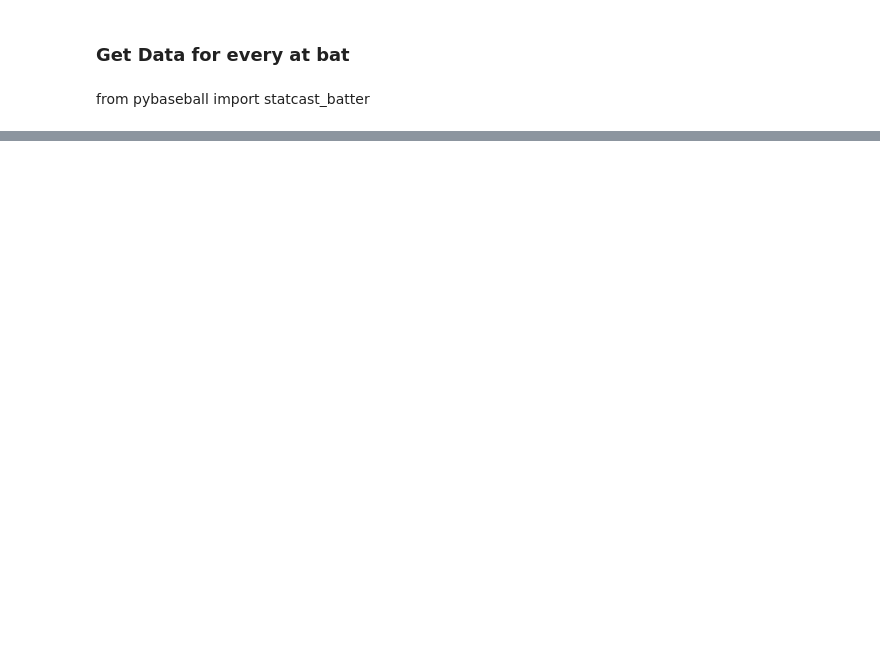
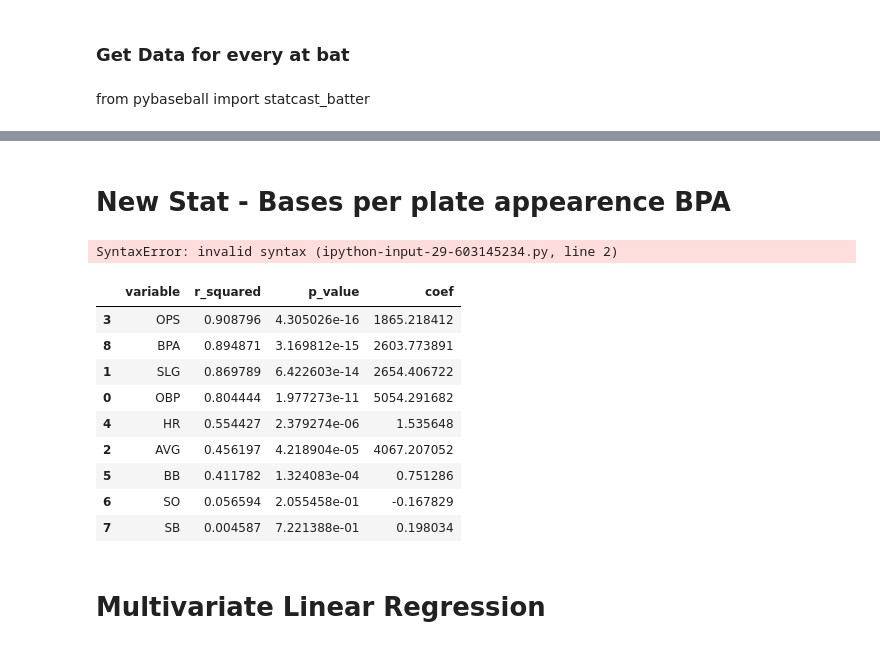
Before and after one commit to dstrick17/baseball, a Jupyter notebook: baseball.ipynb, the cells around one changed output, grey strips where cells are left out. Drawn from its saved outputs; the diff is of its cells as text; code cells hidden in the pictures; blank space fills up the shorter version.

```diff
--- a/baseball.ipynb
+++ b/baseball.ipynb
@@ -119,0 +149,5 @@ KeyError: 'at_bat_id'
+# %%
+X = sm.add_constant(team_stats['OBP']) # See how On base percentage predicts runs scored
+y = team_stats['R']
+model = sm.OLS(y, X).fit()
+print(model.summary())
@@ -119,0 +172,54 @@ KeyError: 'at_bat_id'
+# %% [markdown]
+# New Stat - Bases per plate appearence BPA
+# %%
+# Make a variable called plate appearences (PA)
+team_stats['PA'] = (
+    team_stats['AB'] +
+    team_stats['BB'] +
+    team_stats['HBP'] +
+    team_stats['SF'] +
+    team_stats['SH']
+)
+# Make a variable for total bases (TB)
+team_stats['TB'] = (
+    team_stats['BB'] * 1 +
+    team_stats['HBP'] * 1 +
+    team_stats['1B'] * 1 +
+    team_stats['2B'] * 2 +
+    team_stats['3B'] * 3 +
+    team_stats['HR'] * 4
+)
+
+# Make a variable called bases per plate appearance (BPA)
+team_stats['BPA'] = team_stats['TB'] / team_stats['PA']
+# %% [output]
+SyntaxError: invalid syntax (ipython-input-29-603145234.py, line 2)
+# %%
+predictors = ['OBP', 'SLG', 'AVG', 'OPS', 'HR', 'BB', 'SO', 'SB', 'BPA']
+results = []
+for var in predictors:
+  X = sm.add_constant(team_stats[var])
+  y = team_stats['R']
+  model = sm.OLS(y, X).fit()
+  results.append({
+      'variable': var,
+      'r_squared': model.rsquared,
+      'p_value': model.pvalues[var],
+      'coef': model.params[var]
+  })
+
+summary_df = pd.DataFrame(results)
+summary_df.sort_values(by='r_squared', ascending=False)
+# %% [output]
+|  | variable | r_squared | p_value | coef |
+| 3 | OPS | 0.908796 | 4.305026e-16 | 1865.218412 |
+| 8 | BPA | 0.894871 | 3.169812e-15 | 2603.773891 |
+| 1 | SLG | 0.869789 | 6.422603e-14 | 2654.406722 |
+| 0 | OBP | 0.804444 | 1.977273e-11 | 5054.291682 |
+| 4 | HR | 0.554427 | 2.379274e-06 | 1.535648 |
+| 2 | AVG | 0.456197 | 4.218904e-05 | 4067.207052 |
+| 5 | BB | 0.411782 | 1.324083e-04 | 0.751286 |
+| 6 | SO | 0.056594 | 2.055458e-01 | -0.167829 |
+| 7 | SB | 0.004587 | 7.221388e-01 | 0.198034 |
+# %% [markdown]
+# Multivariate Linear Regression
```
Also changed, not shown: parts of 9 cells of this notebook.
